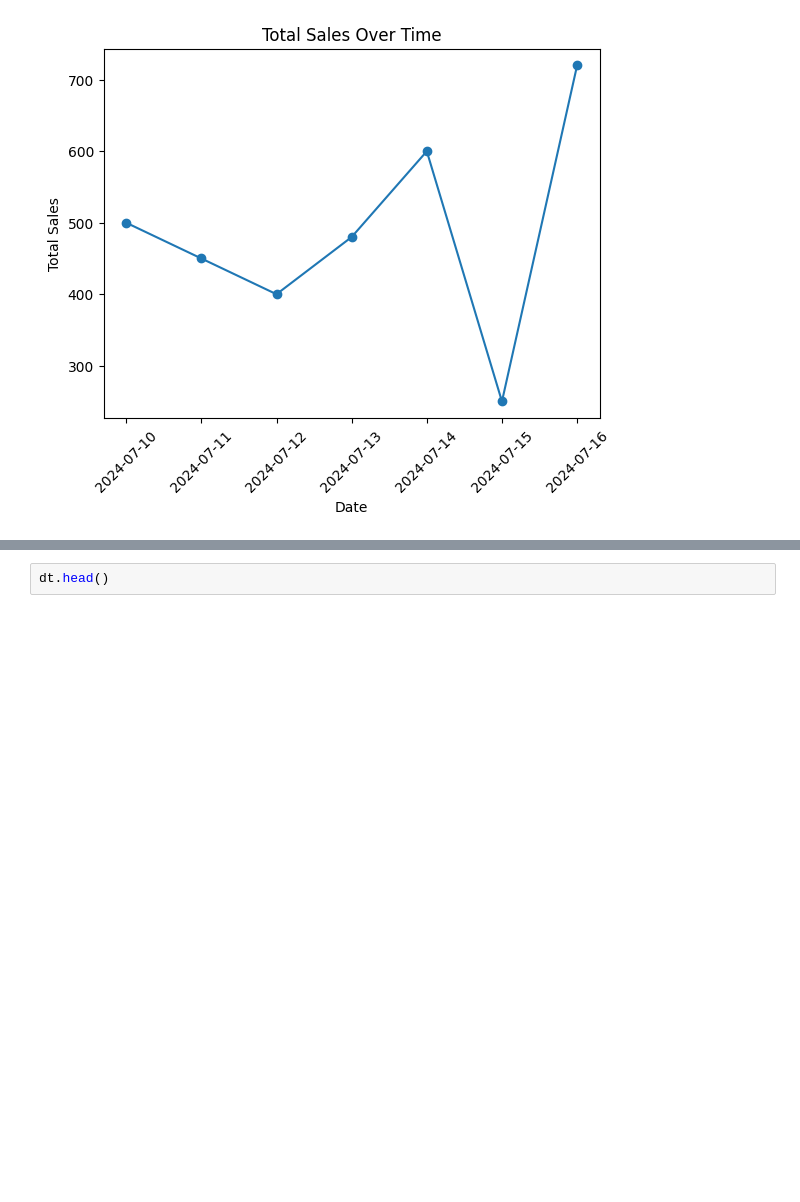
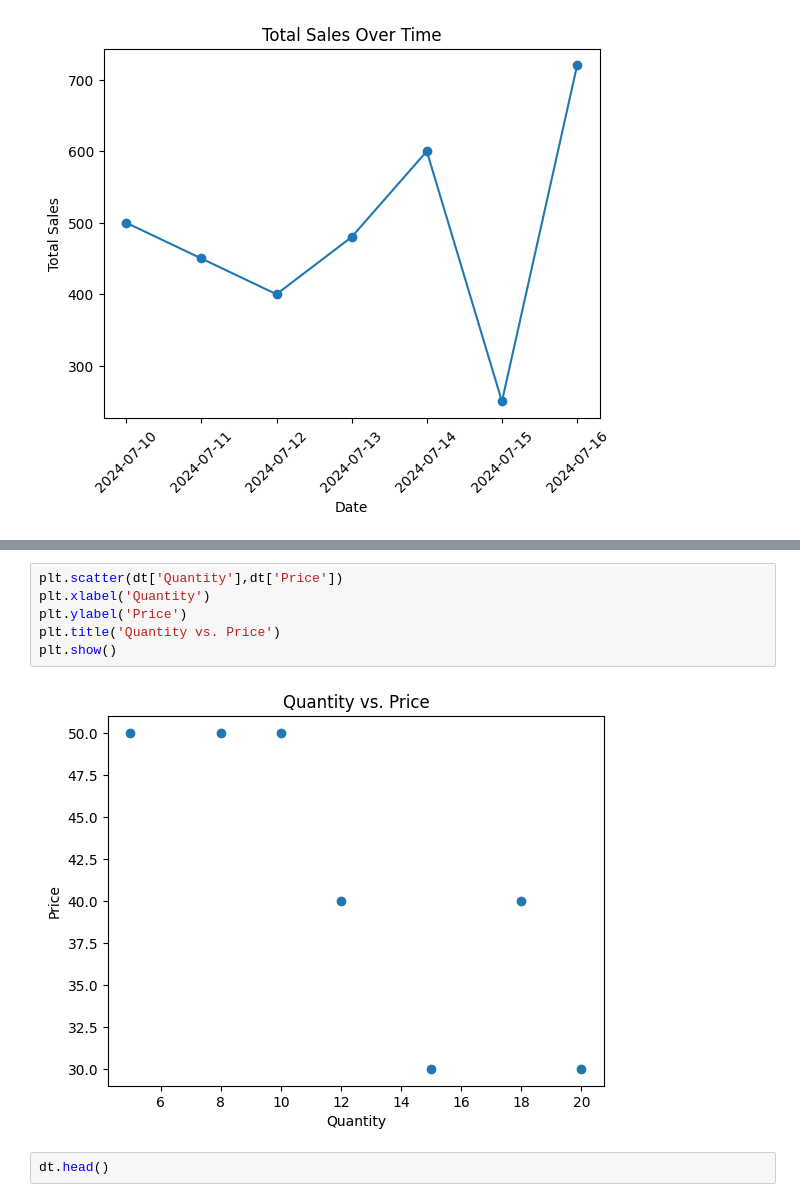
Before and after one commit to MohdSiddiq12/Python-exercise, a Jupyter notebook: Day8/numpy.ipynb, the cells around one changed output, grey strips where cells are left out. Saved outputs shown, nothing was run; the diff lists cells and outputs as text; blank space fills up the shorter version.

```diff
--- a/Day8/numpy.ipynb
+++ b/Day8/numpy.ipynb
@@ -167,3 +175,11 @@ plt.show()
+# %%
+plt.scatter(dt['Quantity'],dt['Price'])
+plt.xlabel('Quantity')
+plt.ylabel('Price')
+plt.title('Quantity vs. Price')
+plt.show()
+# %% [output]
+[figure, added]
 # %%
 dt.head()
 # %% [output]
```
Also changed, not shown: parts of 1 cell of this notebook.
